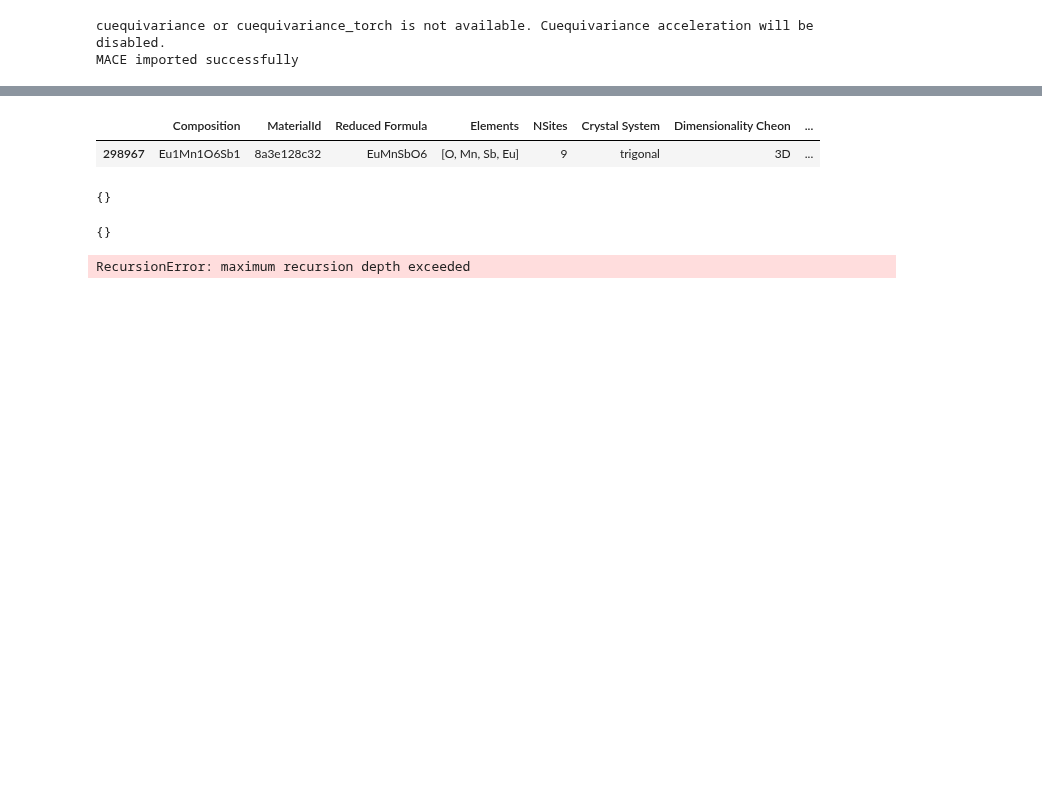
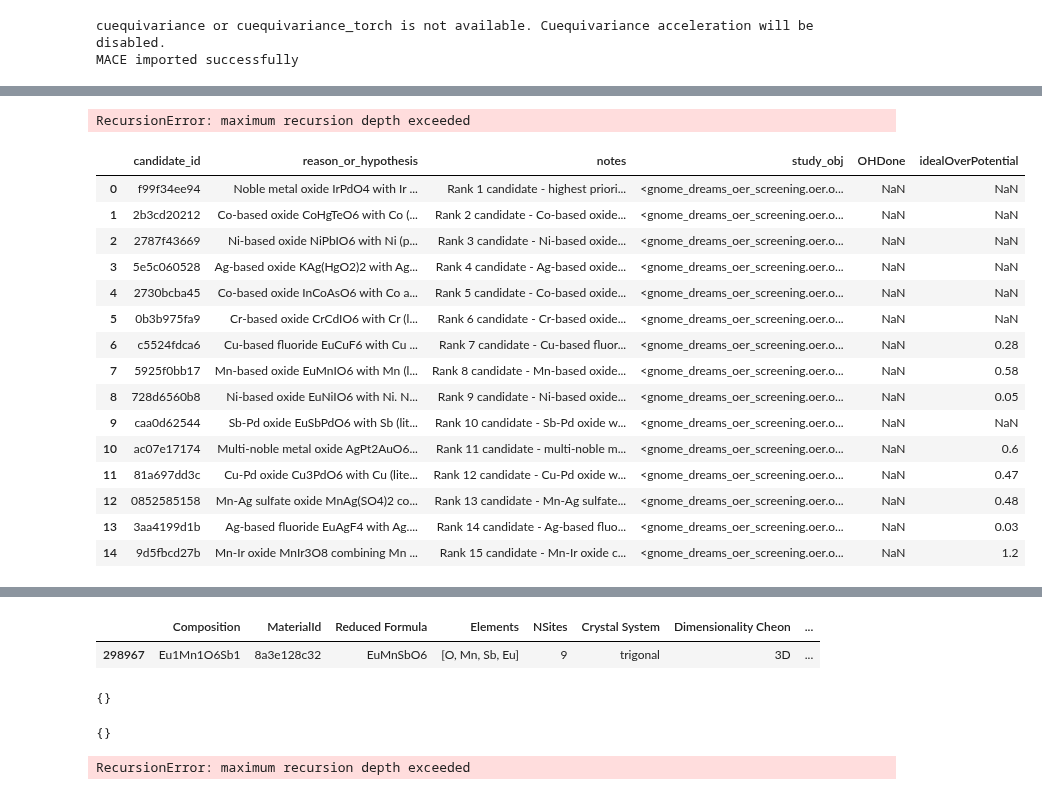
Before and after one commit to BattModels/material_agent, a Jupyter notebook: planNexe2.ipynb, the cells around one changed output, grey strips where cells are left out. Saved outputs shown, nothing was run; the diff lists cells and outputs as text; code cells hidden in the pictures; blank space fills up the shorter version.

Commit message:
money run completed!

```diff
--- a/planNexe2.ipynb
+++ b/planNexe2.ipynb
@@ -1120,0 +1186,24 @@ KeyboardInterrupt:
+# %%
+with open("/nfs/turbo/coe-venkvis/ziqiw-turbo/material_agent/OER_test_wAllTools_moreMoney/EXPLOG.pickle", "rb") as f:
+    asdhfabvd = pickle.load(f)
+# %% [output]
+RecursionError: maximum recursion depth exceeded
+# %%
+EXPLOG.relational_frame.candidates.df
+# %% [output]
+|  | candidate_id | reason_or_hypothesis | notes | study_obj | OHDone | idealOverPotential |
+| 0 | f99f34ee94 | Noble metal oxide IrPdO4 with Ir ... | Rank 1 candidate - highest priori... | <gnome_dreams_oer_screening.oer.o... | NaN | NaN |
+| 1 | 2b3cd20212 | Co-based oxide CoHgTeO6 with Co (... | Rank 2 candidate - Co-based oxide... | <gnome_dreams_oer_screening.oer.o... | NaN | NaN |
+| 2 | 2787f43669 | Ni-based oxide NiPbIO6 with Ni (p... | Rank 3 candidate - Ni-based oxide... | <gnome_dreams_oer_screening.oer.o... | NaN | NaN |
+| 3 | 5e5c060528 | Ag-based oxide KAg(HgO2)2 with Ag... | Rank 4 candidate - Ag-based oxide... | <gnome_dreams_oer_screening.oer.o... | NaN | NaN |
+| 4 | 2730bcba45 | Co-based oxide InCoAsO6 with Co a... | Rank 5 candidate - Co-based oxide... | <gnome_dreams_oer_screening.oer.o... | NaN | NaN |
+| 5 | 0b3b975fa9 | Cr-based oxide CrCdIO6 with Cr (l... | Rank 6 candidate - Cr-based oxide... | <gnome_dreams_oer_screening.oer.o... | NaN | NaN |
+| 6 | c5524fdca6 | Cu-based fluoride EuCuF6 with Cu ... | Rank 7 candidate - Cu-based fluor... | <gnome_dreams_oer_screening.oer.o... | NaN | 0.28 |
+| 7 | 5925f0bb17 | Mn-based oxide EuMnIO6 with Mn (l... | Rank 8 candidate - Mn-based oxide... | <gnome_dreams_oer_screening.oer.o... | NaN | 0.58 |
+| 8 | 728d6560b8 | Ni-based oxide EuNiIO6 with Ni. N... | Rank 9 candidate - Ni-based oxide... | <gnome_dreams_oer_screening.oer.o... | NaN | 0.05 |
+| 9 | caa0d62544 | Sb-Pd oxide EuSbPdO6 with Sb (lit... | Rank 10 candidate - Sb-Pd oxide w... | <gnome_dreams_oer_screening.oer.o... | NaN | NaN |
+| 10 | ac07e17174 | Multi-noble metal oxide AgPt2AuO6... | Rank 11 candidate - multi-noble m... | <gnome_dreams_oer_screening.oer.o... | NaN | 0.6 |
+| 11 | 81a697dd3c | Cu-Pd oxide Cu3PdO6 with Cu (lite... | Rank 12 candidate - Cu-Pd oxide w... | <gnome_dreams_oer_screening.oer.o... | NaN | 0.47 |
+| 12 | 0852585158 | Mn-Ag sulfate oxide MnAg(SO4)2 co... | Rank 13 candidate - Mn-Ag sulfate... | <gnome_dreams_oer_screening.oer.o... | NaN | 0.48 |
+| 13 | 3aa4199d1b | Ag-based fluoride EuAgF4 with Ag.... | Rank 14 candidate - Ag-based fluo... | <gnome_dreams_oer_screening.oer.o... | NaN | 0.03 |
+| 14 | 9d5fbcd27b | Mn-Ir oxide MnIr3O8 combining Mn ... | Rank 15 candidate - Mn-Ir oxide c... | <gnome_dreams_oer_screening.oer.o... | NaN | 1.2 |
```
Also changed, not shown: parts of 13 cells of this notebook, 1 other file.
